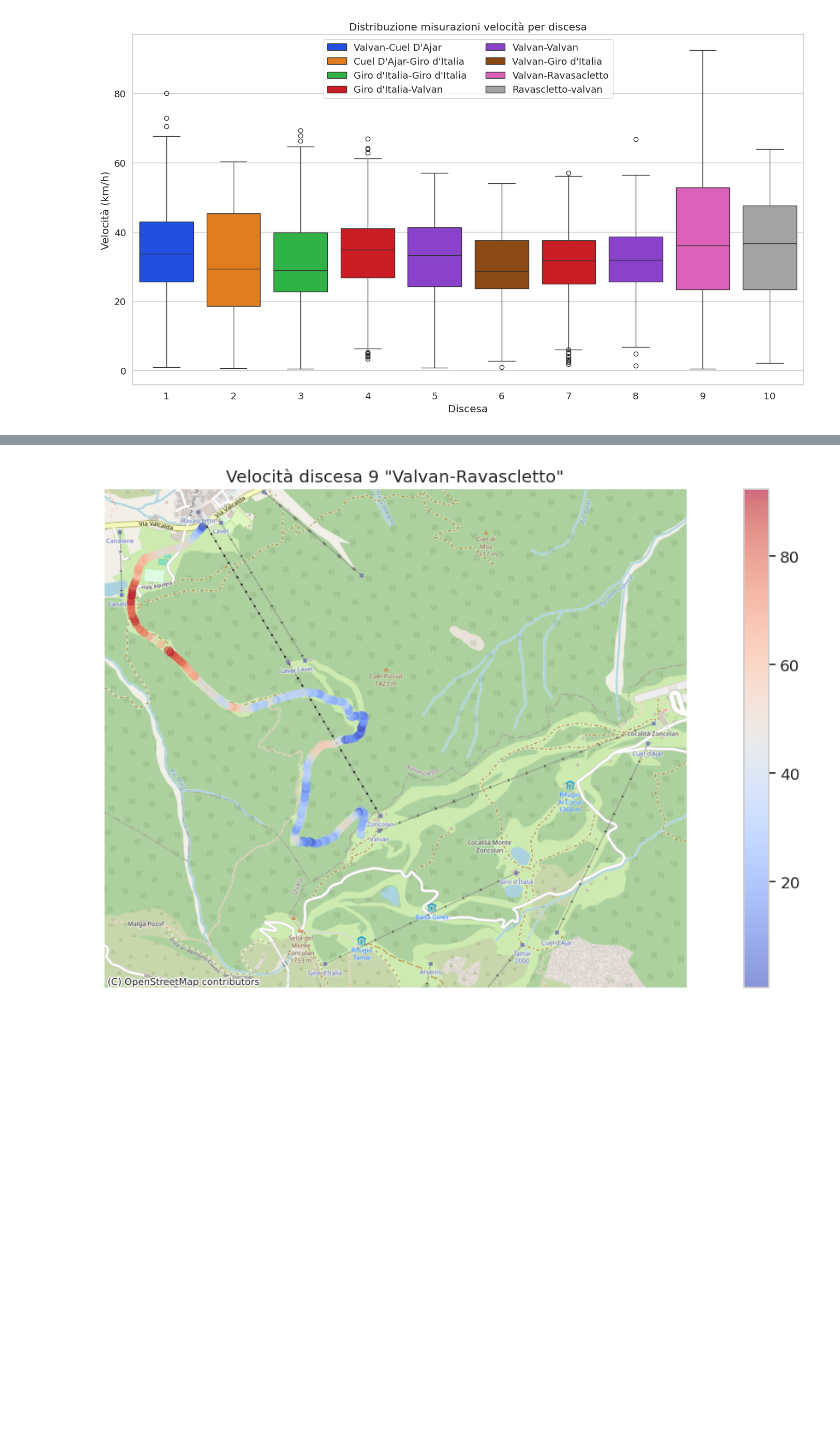
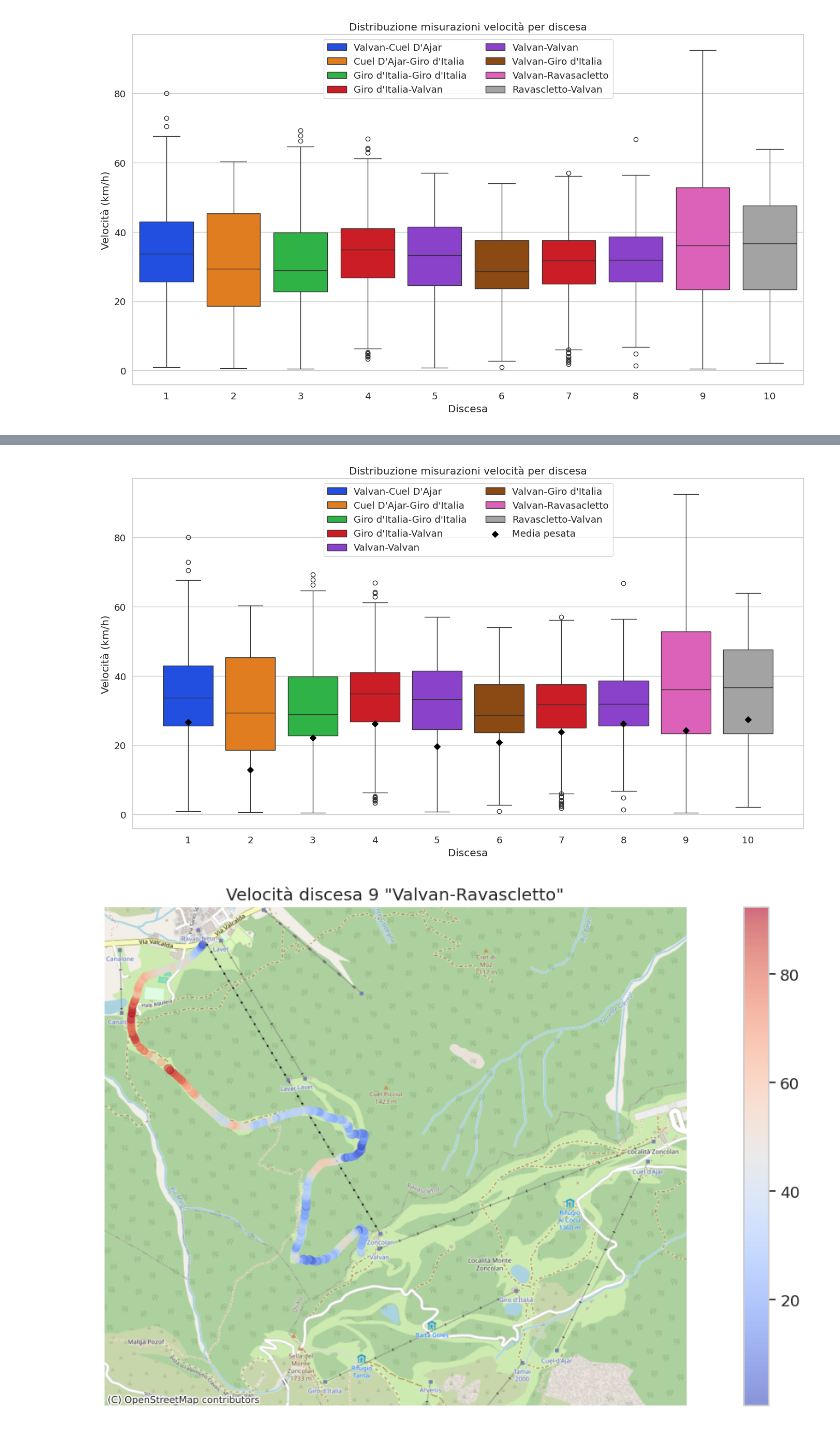
Before and after one commit to thomasmassarutto/DataSlopes, a Jupyter notebook: DataSlopes.ipynb, the cells around one changed output, grey strips where cells are left out. Cells and saved outputs as stored; diff of their text form; code cells hidden in the pictures; blank space fills up the shorter version.

```diff
--- a/DataSlopes.ipynb
+++ b/DataSlopes.ipynb
@@ -725,3 +767,49 @@ plt.show()
+# %%
+import numpy as np
+
+f, ax = plt.subplots(1, 1, figsize=safe_image_size)
+ax.set_title("Distribuzione misurazioni velocità per discesa")
+
+# Boxplot come nel tuo codice
+sns.boxplot(
+    ax=ax,
+    data=gdf_discese,
+    x='discesa',
+    y='velocita_kmh',
+    hue='impianti',
+    palette=mappa_colori_discese,
+)
+
+# Calcolo la media pesata sul tempo per ogni discesa
+medie_pesate = []
+positions = np.sort(gdf_discese['discesa'].unique())
+for discesa in positions:
+    sub = gdf_discese[gdf_discese['discesa'] == discesa]
+    # Se hai 'delta_tempo' in secondi, va bene così; se in altro formato, adatta
+    media_pesata = np.average(sub['velocita_kmh'], weights=sub['delta_tempo'])
+    medie_pesate.append(media_pesata)
+
+# Aggiungi i punti delle medie pesate
+ax.scatter(positions, medie_pesate, color='black', marker='D', label='Media pesata', zorder=10)
+
+ax.set_xlabel("Discesa")
+ax.set_ylabel("Velocità (km/h)")
+
+# Tick delle discese partendo da 1
+ticks_discese = ax.get_xticks()
+ax.set_xticks(ticks_discese)
+labels = [str(int(tick) + 1) for tick in ticks_discese]
+ax.set_xticklabels(labels)
+
+# Aggiorna legenda (evita duplicati)
+handles, legend_labels = ax.get_legend_handles_labels()
+by_label = dict(zip(legend_labels, handles))
+ax.legend(by_label.values(), by_label.keys(), ncol=2)
+
+plt.tight_layout()
+plt.show()
+# %% [output]
+[figure, added]
 # %%
 ## analisi discesa Ravascletto
 
```
Also changed, not shown: parts of 7 cells of this notebook, 7 other files.
